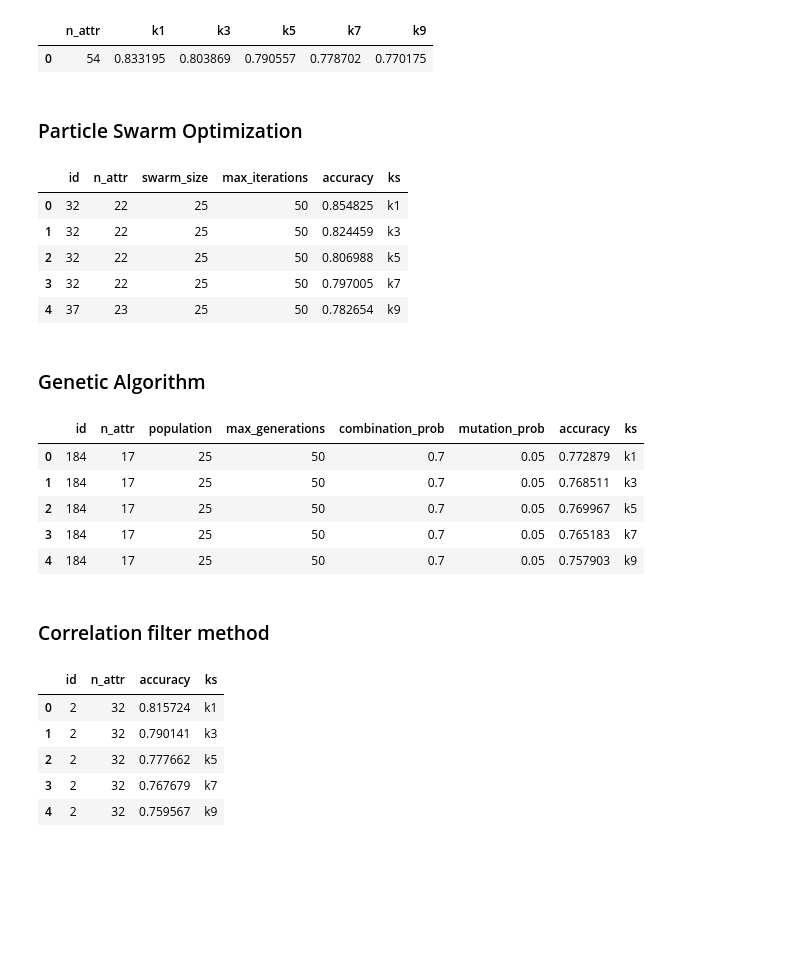
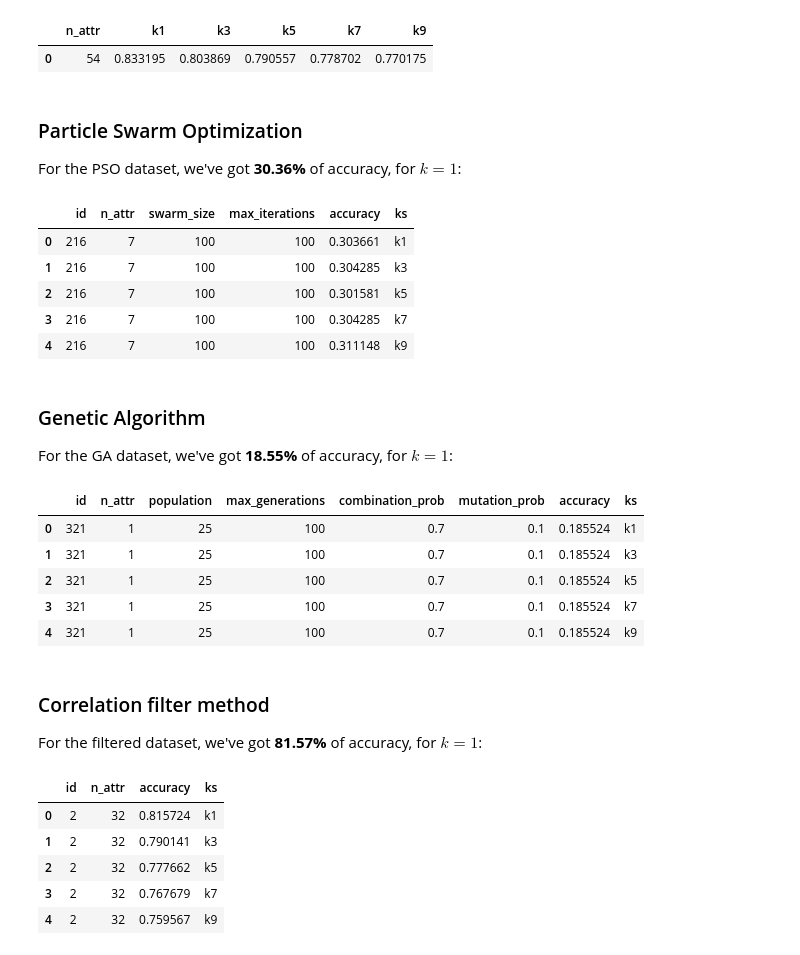
Before and after one commit to greati/covertype-data-analysis, a Jupyter notebook: k-NN Classifier.ipynb, the cells around one changed output. Saved outputs shown, nothing was run; the diff lists cells and outputs as text; code cells hidden in the pictures; blank space fills up the shorter version.

```diff
--- a/k-NN Classifier.ipynb
+++ b/k-NN Classifier.ipynb
@@ -269,56 +271,65 @@ knn_original.style
 # %% [output]
 |  | n_attr | k1 | k3 | k5 | k7 | k9 |
 | 0 | 54 | 0.833195 | 0.803869 | 0.790557 | 0.778702 | 0.770175 |
-# %% [markdown]
-### Particle Swarm Optimization
+# %% [markdown]
+### Particle Swarm Optimization
+
+For the PSO dataset, we've got **30.36%** of accuracy, for $k=1$:
 # %%
 def get_n_selected(data, index):
     row = data.loc[index]
     return row.iloc[-54:].tolist().count(True)
 
+pso_selected_index = 216
 pso_columns = ['id','n_attr','swarm_size', 'max_iterations', 'accuracy', 'ks']
-pso_best_results = pd.DataFrame(columns=pso_columns)
+pso_selected_results = pd.DataFrame(columns=pso_columns)
 
 index = 0
 for i in knn_pso.columns.tolist()[-5:]:
-    row = knn_pso.loc[knn_pso[i].idxmax()]
-    pso_best_results.loc[index] = [int(row['Unnamed: 0']),
+    row = knn_pso.loc[pso_selected_index]
+    pso_selected_results.loc[index] = [int(row['Unnamed: 0']),
                                    get_n_selected(pso, int(row['Unnamed: 0'])),
                                    row['swarm_size'], row['max_iterations'], row[i], i]
     index += 1
 
-pso_best_results.style
+pso_selected_results.style
 # %% [output]
 |  | id | n_attr | swarm_size | max_iterations | accuracy | ks |
-| 0 | 32 | 22 | 25 | 50 | 0.854825 | k1 |
-| 1 | 32 | 22 | 25 | 50 | 0.824459 | k3 |
-| 2 | 32 | 22 | 25 | 50 | 0.806988 | k5 |
-| 3 | 32 | 22 | 25 | 50 | 0.797005 | k7 |
-| 4 | 37 | 23 | 25 | 50 | 0.782654 | k9 |
+| 0 | 216 | 7 | 100 | 100 | 0.303661 | k1 |
+| 1 | 216 | 7 | 100 | 100 | 0.304285 | k3 |
+| 2 | 216 | 7 | 100 | 100 | 0.301581 | k5 |
+| 3 | 216 | 7 | 100 | 100 | 0.304285 | k7 |
+| 4 | 216 | 7 | 100 | 100 | 0.311148 | k9 |
-# %% [markdown]
-### Genetic Algorithm
+# %% [markdown]
+### Genetic Algorithm
+
+For the GA dataset, we've got **18.55%** of accuracy, for $k=1$:
 # %%
 ga_columns = ['id', 'n_attr'] + ga.columns.tolist()[:4] + ['accuracy', 'ks']
-ga_best_results = pd.DataFrame(columns=ga_columns)
+ga_selected_results = pd.DataFrame(columns=ga_columns)
+
+ga_selected_index = 321
 
 index = 0
 for i in knn_ga.columns.tolist()[-5:]:
-    row = knn_ga.loc[knn_ga[i].idxmax()]
-    ga_best_results.loc[index] = [int(row['Unnamed: 0']),
+    row = knn_ga.loc[ga_selected_index]
+    ga_selected_results.loc[index] = [int(row['Unnamed: 0']),
                                   get_n_selected(ga,
                                                  int(row['Unnamed: 0']))] +\
     row.loc[ga.columns.tolist()[:4]].tolist() + [ row[i], i ]
     index += 1
 
-ga_best_results.style
+ga_selected_results.style
 # %% [output]
 |  | id | n_attr | population | max_generations | combination_prob | mutation_prob | accuracy | ks |
-| 0 | 184 | 17 | 25 | 50 | 0.7 | 0.05 | 0.772879 | k1 |
-| 1 | 184 | 17 | 25 | 50 | 0.7 | 0.05 | 0.768511 | k3 |
-| 2 | 184 | 17 | 25 | 50 | 0.7 | 0.05 | 0.769967 | k5 |
-| 3 | 184 | 17 | 25 | 50 | 0.7 | 0.05 | 0.765183 | k7 |
-| 4 | 184 | 17 | 25 | 50 | 0.7 | 0.05 | 0.757903 | k9 |
+| 0 | 321 | 1 | 25 | 100 | 0.7 | 0.1 | 0.185524 | k1 |
+| 1 | 321 | 1 | 25 | 100 | 0.7 | 0.1 | 0.185524 | k3 |
+| 2 | 321 | 1 | 25 | 100 | 0.7 | 0.1 | 0.185524 | k5 |
+| 3 | 321 | 1 | 25 | 100 | 0.7 | 0.1 | 0.185524 | k7 |
+| 4 | 321 | 1 | 25 | 100 | 0.7 | 0.1 | 0.185524 | k9 |
-# %% [markdown]
-### Correlation filter method
+# %% [markdown]
+### Correlation filter method
+
+For the filtered dataset, we've got **81.57%** of accuracy, for $k=1$:
 # %%
 filtered_columns = ['id', 'n_attr', 'accuracy', 'ks']
```
Also changed, not shown: parts of 13 cells of this notebook, 3 other files.
